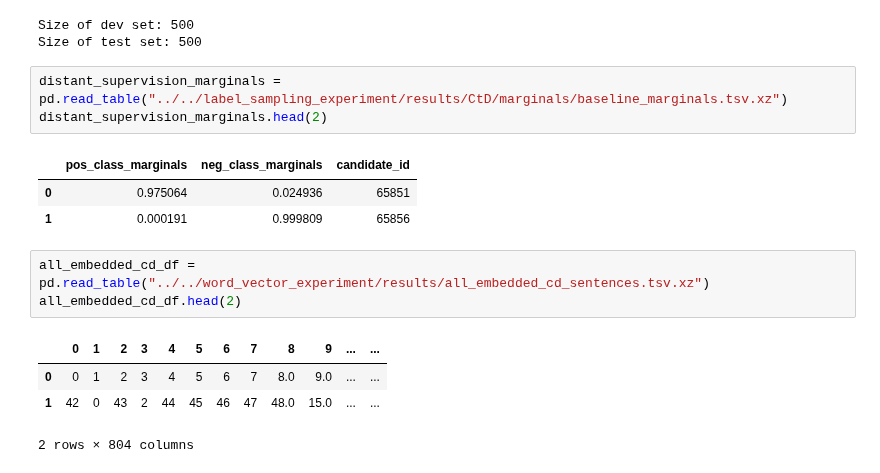
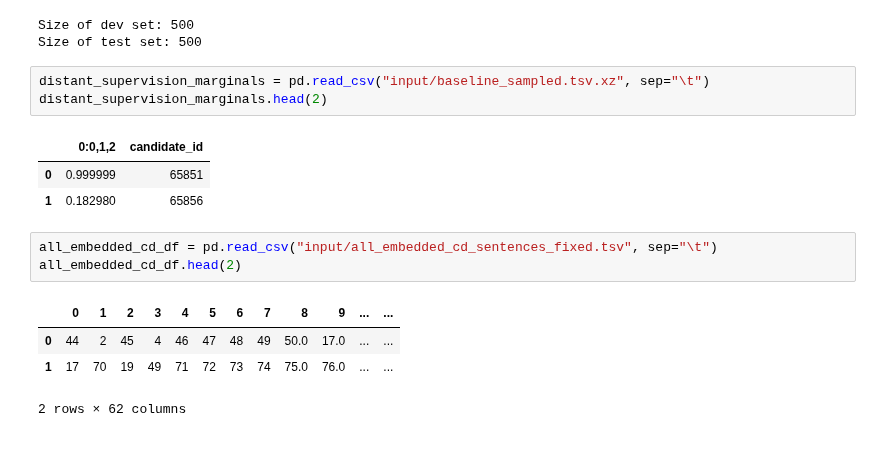
Before and after one commit to greenelab/snorkeling, a Jupyter notebook: compound_disease/compound_treats_disease/literature_models/coco_score/coco_score.ipynb, the cells around one changed output. Cells and saved outputs as stored; diff of their text form.

```diff
--- a/compound_disease/compound_treats_disease/literature_models/coco_score/coco_score.ipynb
+++ b/compound_disease/compound_treats_disease/literature_models/coco_score/coco_score.ipynb
@@ -79,17 +43,17 @@ for key in candidate_dfs:
 Size of dev set: 500
 Size of test set: 500
 # %%
-distant_supervision_marginals = pd.read_table("../../label_sampling_experiment/results/CtD/marginals/baseline_marginals.tsv.xz")
+distant_supervision_marginals = pd.read_csv("input/baseline_sampled.tsv.xz", sep="\t")
 distant_supervision_marginals.head(2)
 # %% [output]
-|  | pos_class_marginals | neg_class_marginals | candidate_id |
-| 0 | 0.975064 | 0.024936 | 65851 |
-| 1 | 0.000191 | 0.999809 | 65856 |
+|  | 0:0,1,2 | candidate_id |
+| 0 | 0.999999 | 65851 |
+| 1 | 0.182980 | 65856 |
 # %%
-all_embedded_cd_df = pd.read_table("../../word_vector_experiment/results/all_embedded_cd_sentences.tsv.xz")
+all_embedded_cd_df = pd.read_csv("input/all_embedded_cd_sentences_fixed.tsv", sep="\t")
 all_embedded_cd_df.head(2)
 # %% [output]
 |  | 0 | 1 | 2 | 3 | 4 | 5 | 6 | 7 | 8 | 9 | ... | ... |
-| 0 | 0 | 1 | 2 | 3 | 4 | 5 | 6 | 7 | 8.0 | 9.0 | ... | ... |
-| 1 | 42 | 0 | 43 | 2 | 44 | 45 | 46 | 47 | 48.0 | 15.0 | ... | ... |
+| 0 | 44 | 2 | 45 | 4 | 46 | 47 | 48 | 49 | 50.0 | 17.0 | ... | ... |
+| 1 | 17 | 70 | 19 | 49 | 71 | 72 | 73 | 74 | 75.0 | 76.0 | ... | ... |
-2 rows × 804 columns
+2 rows × 62 columns
```
Also changed, not shown: parts of 34 cells of this notebook, 21 other files.
